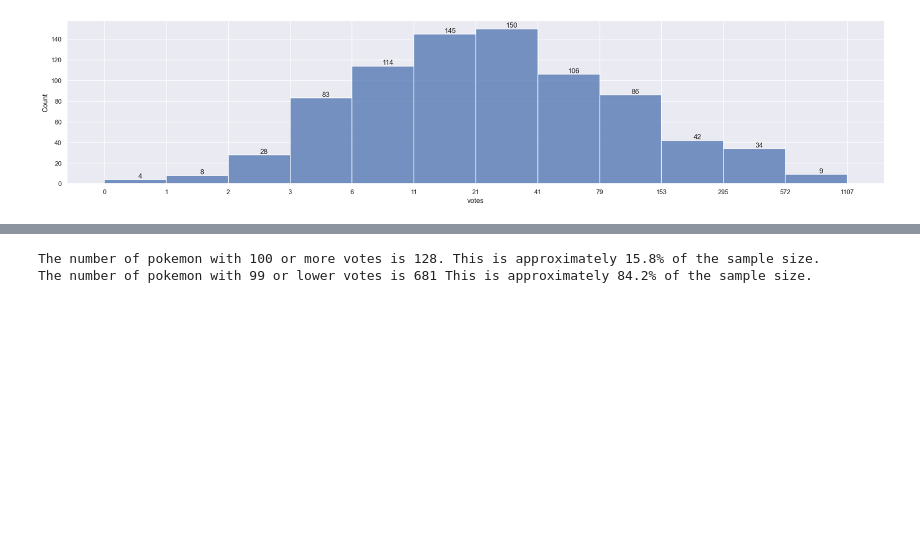
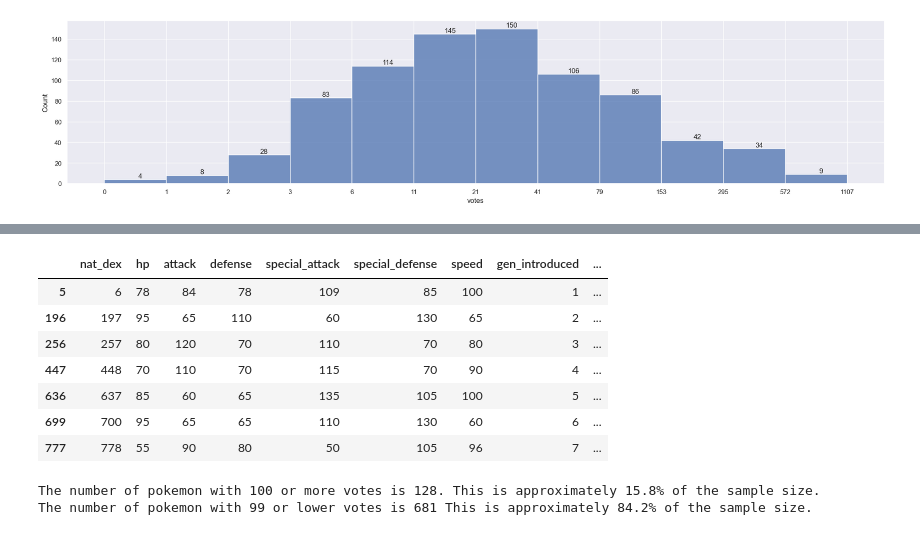
Before and after one commit to LeeMerrow/Pokemon-Popularity, a Jupyter notebook: Pokemon.ipynb, the cells around one changed output, grey strips where cells are left out. Drawn from its saved outputs; the diff is of its cells as text; code cells hidden in the pictures; blank space fills up the shorter version.

```diff
--- a/Pokemon.ipynb
+++ b/Pokemon.ipynb
@@ -448,3 +486,17 @@ def sort_df(dataframe, column_name, ascending=False):
+# %%
+# Lets find out what is the highest voted pokemon by generation
+max_votes_gen = poke.groupby('gen_introduced')['votes'].idxmax()
+results_gen = poke.loc[max_votes_gen]
+results_gen
+# %% [output]
+|  | nat_dex | hp | attack | defense | special_attack | special_defense | speed | gen_introduced | ... |
+| 5 | 6 | 78 | 84 | 78 | 109 | 85 | 100 | 1 | ... |
+| 196 | 197 | 95 | 65 | 110 | 60 | 130 | 65 | 2 | ... |
+| 256 | 257 | 80 | 120 | 70 | 110 | 70 | 80 | 3 | ... |
+| 447 | 448 | 70 | 110 | 70 | 115 | 70 | 90 | 4 | ... |
+| 636 | 637 | 85 | 60 | 65 | 135 | 105 | 100 | 5 | ... |
+| 699 | 700 | 95 | 65 | 65 | 110 | 130 | 60 | 6 | ... |
+| 777 | 778 | 55 | 90 | 80 | 50 | 105 | 96 | 7 | ... |
 # %%
 # Making some dataframes with pokemon that recived 100 votes or more, and one that has 9 or less
 over = 100
```
Also changed, not shown: parts of 3 cells of this notebook, 1 other file.
